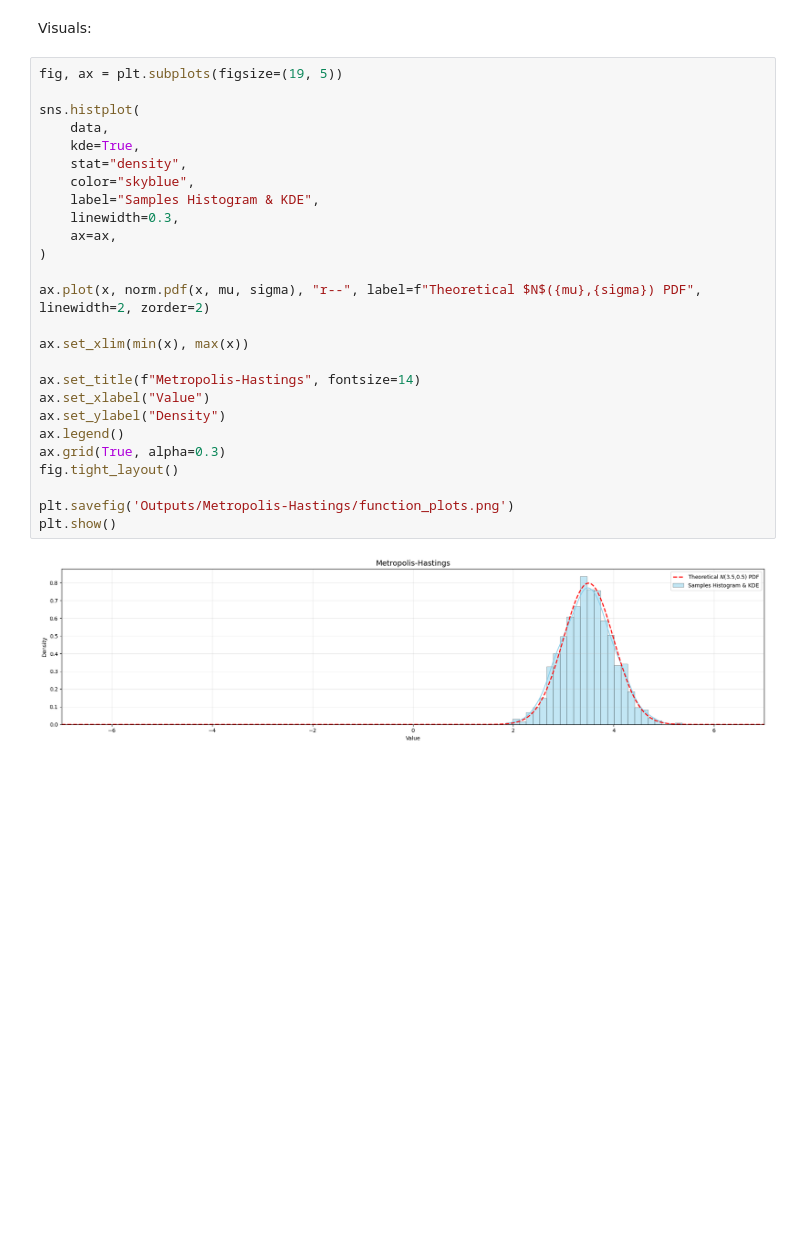
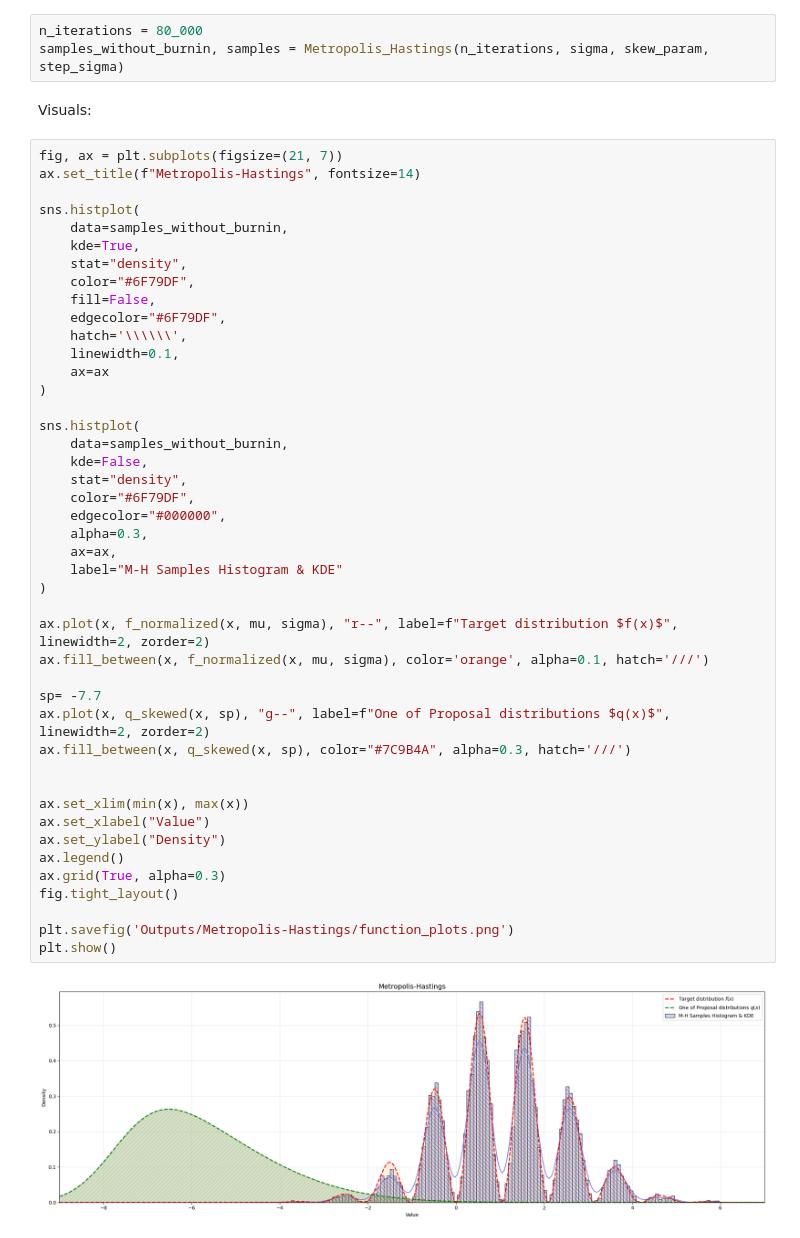
Before and after one commit to Japanese-Maple/Computational_Statistics, a Jupyter notebook: 2_Metropolis-Hastings.ipynb, the cells around one changed output. Saved outputs shown, nothing was run; the diff lists cells and outputs as text; blank space fills up the shorter version.

```diff
--- a/2_Metropolis-Hastings.ipynb
+++ b/2_Metropolis-Hastings.ipynb
@@ -48,30 +94,51 @@ data = np.random.normal(loc=mu, scale=sigma, size=n_s)
+# %%
+n_iterations = 80_000
+samples_without_burnin, samples = Metropolis_Hastings(n_iterations, sigma, skew_param, step_sigma)
 # %% [markdown]
 Visuals:
 # %%
-fig, ax = plt.subplots(figsize=(19, 5))
+fig, ax = plt.subplots(figsize=(21, 7))
+ax.set_title(f"Metropolis-Hastings", fontsize=14)
 
 sns.histplot(
-    data,
+    data=samples_without_burnin,
     kde=True,
     stat="density",
-    color="skyblue",
-    label="Samples Histogram & KDE",
-    linewidth=0.3,
-    ax=ax,
+    color="#6F79DF",
+    fill=False,
+    edgecolor="#6F79DF",
+    hatch='\\\\\\',
+    linewidth=0.1,
+    ax=ax
 )
 
-ax.plot(x, norm.pdf(x, mu, sigma), "r--", label=f"Theoretical $N$({mu},{sigma}) PDF", linewidth=2, zorder=2)
+sns.histplot(
+    data=samples_without_burnin,
+    kde=False,
+    stat="density",
+    color="#6F79DF",
+    edgecolor="#000000",
+    alpha=0.3,
+    ax=ax,
+    label="M-H Samples Histogram & KDE"
+)
+
+ax.plot(x, f_normalized(x, mu, sigma), "r--", label=f"Target distribution $f(x)$", linewidth=2, zorder=2)
+ax.fill_between(x, f_normalized(x, mu, sigma), color='orange', alpha=0.1, hatch='///')
+
+sp= -7.7
+ax.plot(x, q_skewed(x, sp), "g--", label=f"One of Proposal distributions $q(x)$", linewidth=2, zorder=2)
+ax.fill_between(x, q_skewed(x, sp), color="#7C9B4A", alpha=0.3, hatch='///')
+
 
 ax.set_xlim(min(x), max(x))
-
-ax.set_title(f"Metropolis-Hastings", fontsize=14)
 ax.set_xlabel("Value")
 ax.set_ylabel("Density")
 ax.legend()
 ax.grid(True, alpha=0.3)
 fig.tight_layout()
 
 plt.savefig('Outputs/Metropolis-Hastings/function_plots.png')
 plt.show()
 # %% [output]
-[figure, old version]
+[figure, new version]
```
Also changed, not shown: parts of 10 cells of this notebook, 2 other files.
